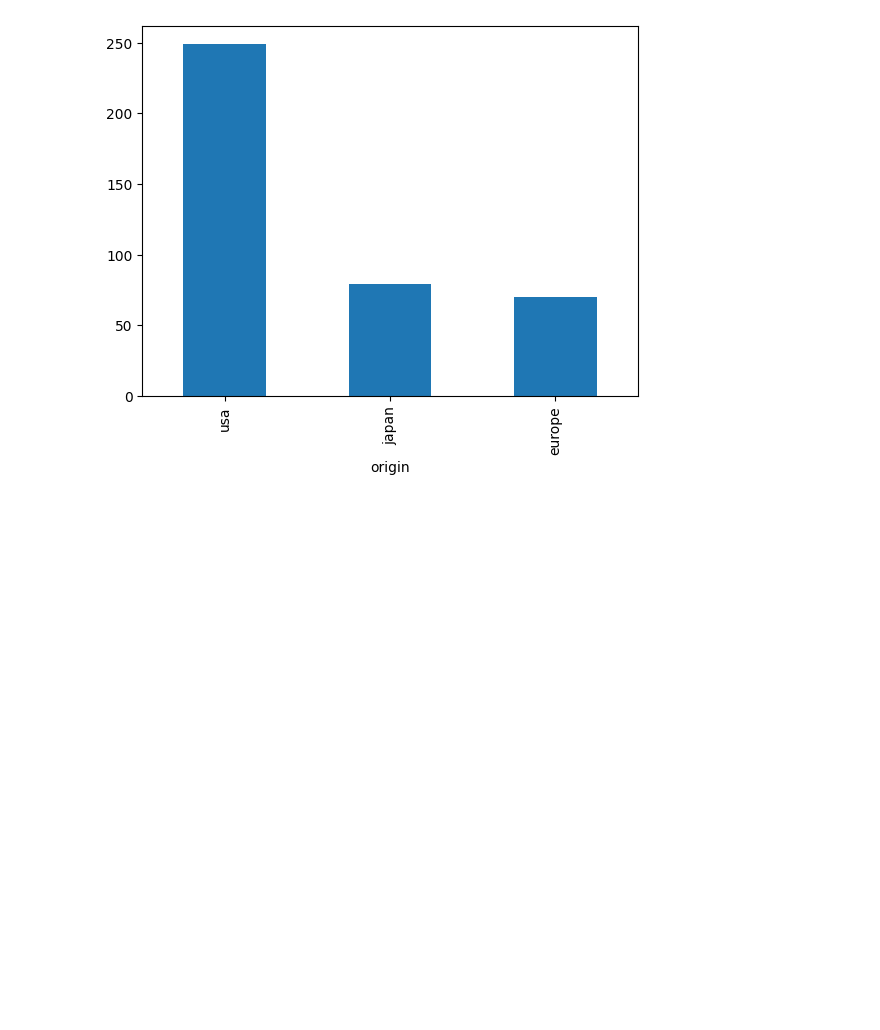
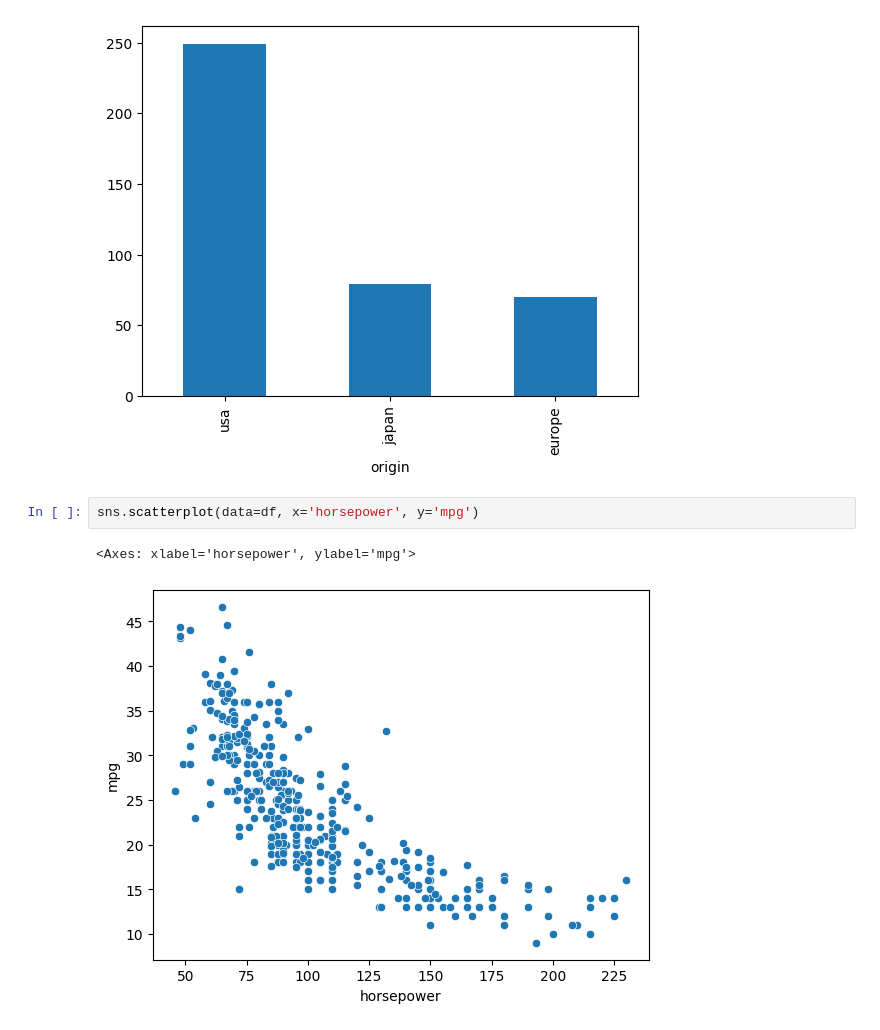
Before and after one commit to Kiyojute/Plotting, a Jupyter notebook: Week 4 Plotting.ipynb, the cells around one changed output. Drawn from its saved outputs; the diff is of its cells as text; blank space fills up the shorter version.

Commit message:
Second Plot - scatterplot - horsepower, mpg

```diff
--- a/Week 4 Plotting.ipynb
+++ b/Week 4 Plotting.ipynb
@@ -16,3 +16,8 @@ df["origin"].value_counts().plot(kind="bar")
 # %% [output]
 <Axes: xlabel='origin'>
 [figure]
+# %%
+sns.scatterplot(data=df, x='horsepower', y='mpg')
+# %% [output]
+<Axes: xlabel='horsepower', ylabel='mpg'>
+[figure, added]
```
